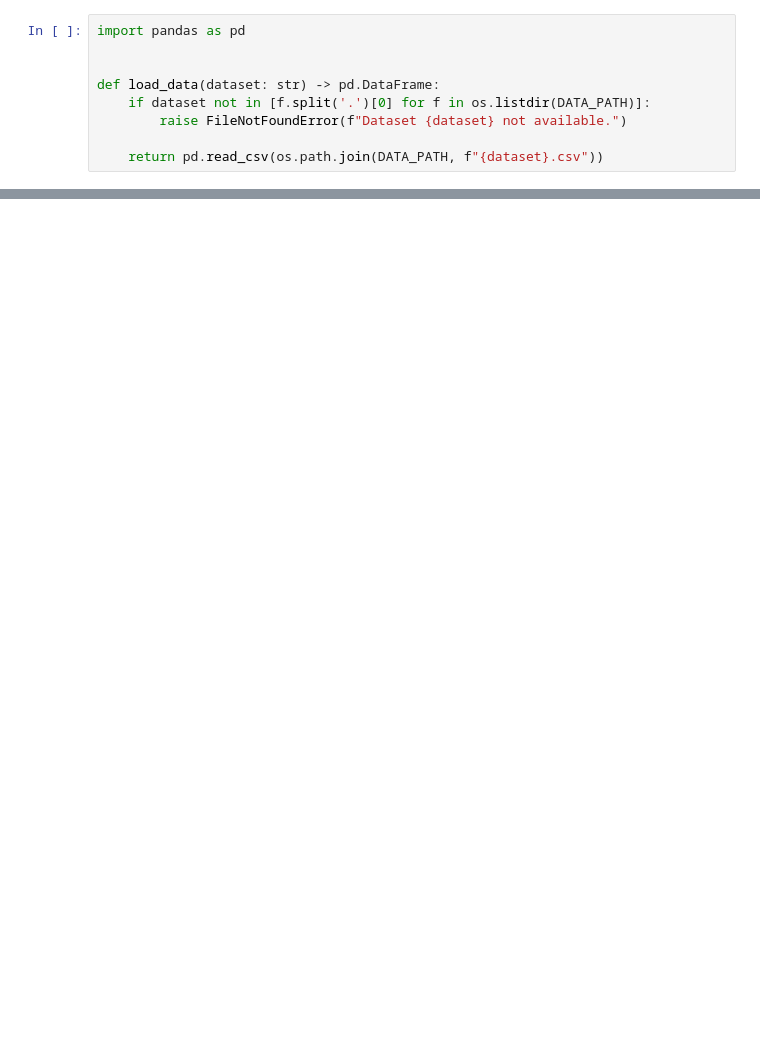
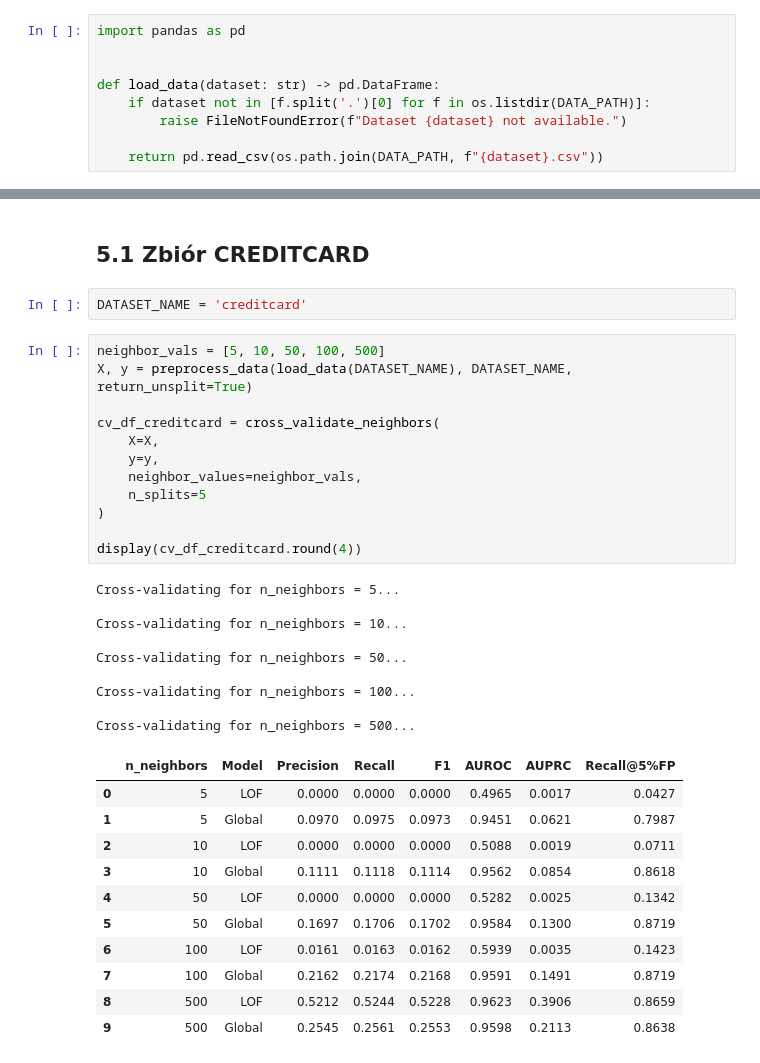
Before and after one commit to Newtoneiro/ZUM-detekcja-anomalii, a Jupyter notebook: main.ipynb, the cells around one changed output, grey strips where cells are left out. Cells and saved outputs as stored; diff of their text form; blank space fills up the shorter version.

```diff
--- a/main.ipynb
+++ b/main.ipynb
@@ -506,0 +611,37 @@ Cross-validating for n_neighbors = 100...
+# %% [markdown]
+## 5.1 Zbiór CREDITCARD
+# %%
+DATASET_NAME = 'creditcard'
+# %%
+neighbor_vals = [5, 10, 50, 100, 500]
+X, y = preprocess_data(load_data(DATASET_NAME), DATASET_NAME, return_unsplit=True)
+
+cv_df_creditcard = cross_validate_neighbors(
+    X=X,
+    y=y,
+    neighbor_values=neighbor_vals,
+    n_splits=5
+)
+
+display(cv_df_creditcard.round(4))
+# %% [output]
+Cross-validating for n_neighbors = 5...
+
+Cross-validating for n_neighbors = 10...
+
+Cross-validating for n_neighbors = 50...
+
+Cross-validating for n_neighbors = 100...
+
+Cross-validating for n_neighbors = 500...
+|  | n_neighbors | Model | Precision | Recall | F1 | AUROC | AUPRC | Recall@5%FP |
+| 0 | 5 | LOF | 0.0000 | 0.0000 | 0.0000 | 0.4965 | 0.0017 | 0.0427 |
+| 1 | 5 | Global | 0.0970 | 0.0975 | 0.0973 | 0.9451 | 0.0621 | 0.7987 |
+| 2 | 10 | LOF | 0.0000 | 0.0000 | 0.0000 | 0.5088 | 0.0019 | 0.0711 |
+| 3 | 10 | Global | 0.1111 | 0.1118 | 0.1114 | 0.9562 | 0.0854 | 0.8618 |
+| 4 | 50 | LOF | 0.0000 | 0.0000 | 0.0000 | 0.5282 | 0.0025 | 0.1342 |
+| 5 | 50 | Global | 0.1697 | 0.1706 | 0.1702 | 0.9584 | 0.1300 | 0.8719 |
+| 6 | 100 | LOF | 0.0161 | 0.0163 | 0.0162 | 0.5939 | 0.0035 | 0.1423 |
+| 7 | 100 | Global | 0.2162 | 0.2174 | 0.2168 | 0.9591 | 0.1491 | 0.8719 |
+| 8 | 500 | LOF | 0.5212 | 0.5244 | 0.5228 | 0.9623 | 0.3906 | 0.8659 |
+| 9 | 500 | Global | 0.2545 | 0.2561 | 0.2553 | 0.9598 | 0.2113 | 0.8638 |
```
Also changed, not shown: parts of 52 cells of this notebook, 1 other file.
